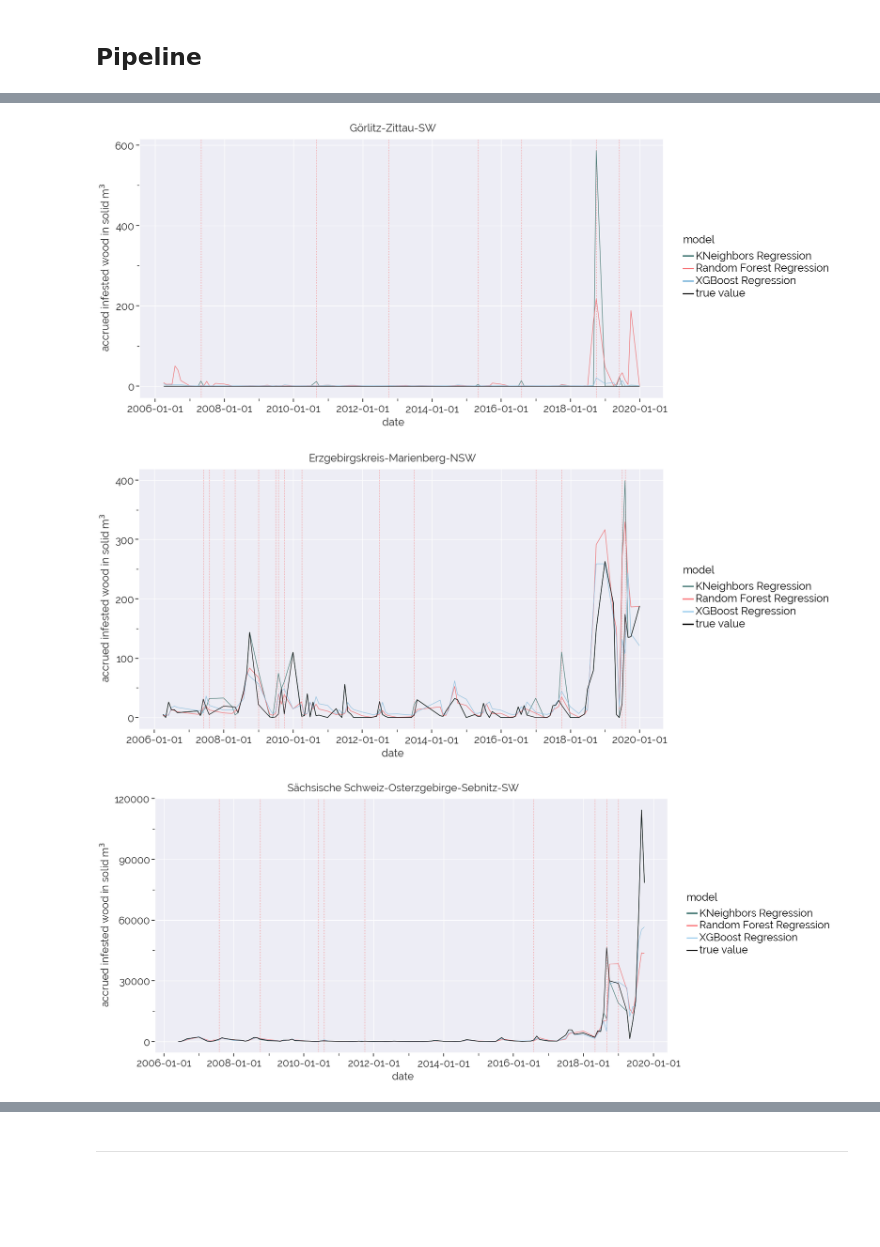
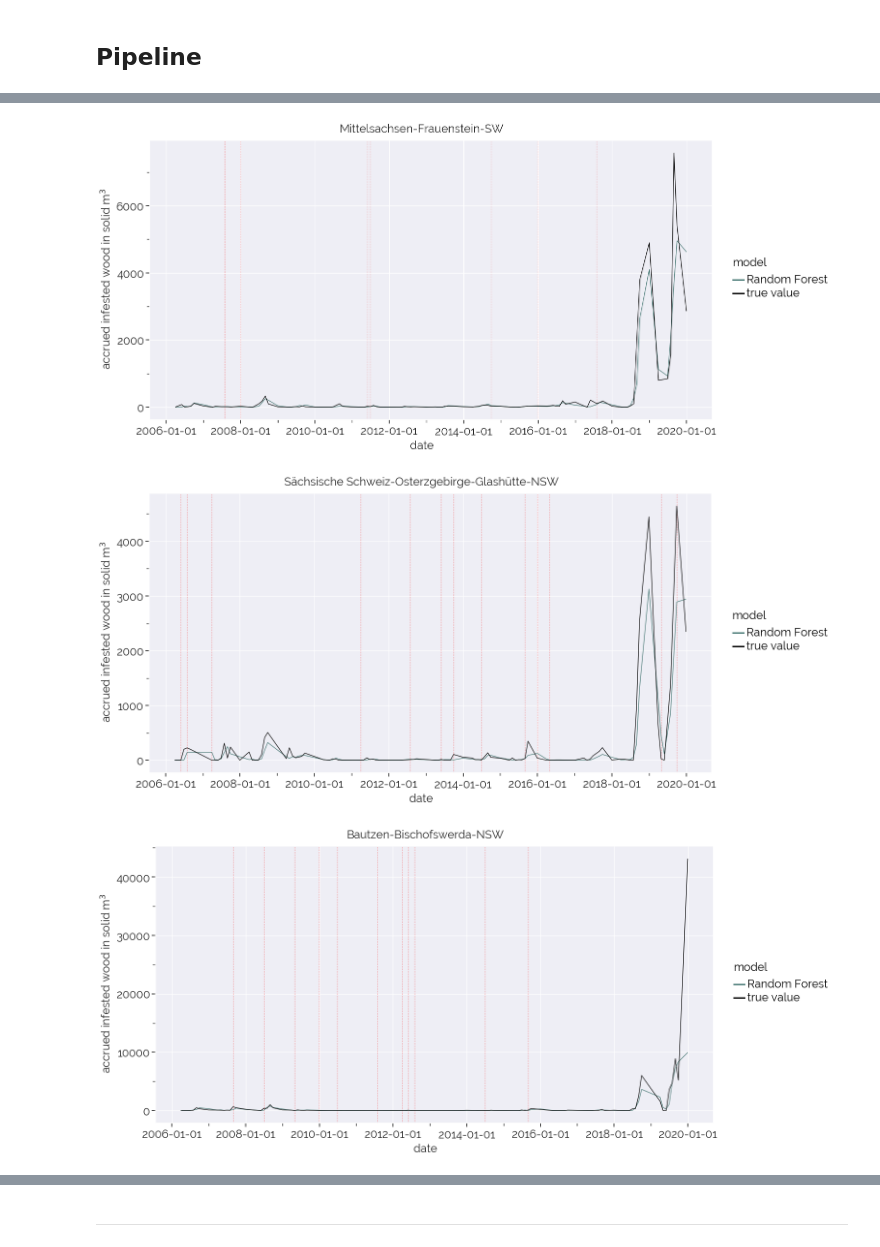
Before and after one commit to ho-ya/Bark_Beetle_Sachsenforst, a Jupyter notebook: 3_Initial_Model.ipynb, the cells around one changed output, grey strips where cells are left out. Drawn from its saved outputs; the diff is of its cells as text; code cells hidden in the pictures; blank space fills up the shorter version.

Commit message:
new best model, different hyperparameter grid

```diff
--- a/3_Initial_Model.ipynb
+++ b/3_Initial_Model.ipynb
@@ -320,7 +351,7 @@ rs_xgbr = RandomizedSearchCV(pipe_xgbr,
                              verbose=verbose,
                              n_jobs=n_jobs,
                              random_state=random_state,
-                             n_iter=5000)
+                             n_iter=4000)
 
 rs_rfr = RandomizedSearchCV(pipe_rfr,
                             param_distributions=search_params_rfr,
@@ -329,7 +360,7 @@ rs_rfr = RandomizedSearchCV(pipe_rfr,
                             verbose=verbose,
                             n_jobs=n_jobs,
                             random_state=random_state,
-                            n_iter=100)
+                            n_iter=80)
 
 rs_gbr = RandomizedSearchCV(pipe_gbr,
                             param_distributions=search_params_gbr,
@@ -338,7 +369,7 @@ rs_gbr = RandomizedSearchCV(pipe_gbr,
                             verbose=verbose,
                             n_jobs=n_jobs,
                             random_state=random_state,
-                            n_iter=3000)
+                            n_iter=100)
 
 rs_knr = RandomizedSearchCV(pipe_knr,
                             param_distributions=search_params_knr,
@@ -347,7 +378,7 @@ rs_knr = RandomizedSearchCV(pipe_knr,
                             verbose=verbose,
                             n_jobs=n_jobs,
                             random_state=random_state,
-                            n_iter=5000)
+                            n_iter=500)
 
 rs_svr = RandomizedSearchCV(pipe_svr,
                             param_distributions=search_params_svr,
@@ -356,7 +387,7 @@ rs_svr = RandomizedSearchCV(pipe_svr,
                             verbose=verbose,
                             n_jobs=n_jobs,
                             random_state=random_state,
-                            n_iter=5)
+                            n_iter=1500)
 
 grids = [rs_xgbr, rs_rfr, rs_gbr, rs_knr, rs_svr]
 
@@ -364,14 +395,6 @@ grids = [rs_xgbr, rs_rfr, rs_gbr, rs_knr, rs_svr]
 grid_dict = {0: 'XGBoost', 1: 'Random Forest',
              2: 'Gradient Boosted Trees', 3: 'KNeighbors',
              4: 'Support Vector Regression'}
-
-
-#grid_regressor.fit(X_train, y_train)
-# print('Best score:\n{:.2f}'.format(grid_regressor.best_score_))
-# print('Best parameters:\n{}\n'.format(grid_regressor.best_params_))
-# best_model = grid_regressor.best_estimator_['regressor']
-# best_models[f'{pipe.steps[1][1]}'] = best_model
-#
 # %%
 # Fit the grid search objects
 print('Performing model optimizations...')
@@ -451,9 +450,9 @@ Classifier with best validation set MAE: Random Forest Regression
 for idx, model in best_models.items():
 
     y_val_pred = model.predict(X_val)
-    y_train_pred = model.predict(X_train)
     print(f'{grid_dict.get(idx)}:')
-    print("MSE: {:.2f}".format(mean_squared_error(y_val, y_val_pred)))
+    print('-------------------------')
     print("MAE: {:.2f}".format(mean_absolute_error(y_val, y_val_pred)))
+    print("RMSE: {:.2f}".format(mean_squared_error(y_val, y_val_pred, squared=False)))
     print("Explained Variance: {:.2f}\n".format(explained_variance_score(y_val, y_val_pred)))
 # %% [output]
@@ -521,22 +520,33 @@ draw = pd.melt(scores, id_vars=['model','set'])
 # %%
 top_models = list(scores[scores['set'] == 'validation set'].sort_values('Mean Absolute Error', ascending=True)['model'])
 
-id_subset = np.random.choice(results_df['id'].unique(), 3, replace=False)
+id_subset = np.random.choice(results_df['id'].unique(), 10, replace=False)
 
-for ID in id_subset:
+for ID in results_df['id'].unique():
     draw = results_df[results_df['id'] == ID]
-    draw = pd.melt(draw, id_vars=['id', 'timestamp', 'set'], value_vars=['true value', top_models[0], top_models[1], top_models[2]])
+    draw = pd.melt(draw, id_vars=['id', 'timestamp', 'set'], value_vars=[
+        'true value',
+        top_models[0],
+        #top_models[1], top_models[2]
+    ])
     validation_ts = draw[draw['set'] == 'validation set']['timestamp']
 
-    (p9.ggplot(draw)
+    p=(p9.ggplot(draw)
         + p9.geom_vline(xintercept=validation_ts, color='red', size=.5, linetype='dotted', alpha=.5)
         + p9.geom_line(p9.aes('timestamp', 'value', color='variable'))
-        + p9.scale_color_manual([mycolors[0], mycolors[1], mycolors[2], 'black'], name='model')
+        + p9.scale_color_manual([
+            mycolors[2],
+            #mycolors[1], mycolors[2],
+            'black'], name='model')
         + p9.xlab('date') + p9.ylab(r'accrued infested wood in solid m$^3$')
         + p9.labels.ggtitle(ID)
         + mytheme_wide
-    ).draw();
+    )
+    p.save(f'{ID}.png', verbose=False)
+
+    if ID in id_subset:
+        p.draw()
 # %% [output]
-[figure, old version]
+[figure, new version]
-[figure, old version]
+[figure, new version]
-[figure, old version]
+[figure, new version]
```
Also changed, not shown: parts of 18 cells of this notebook.
